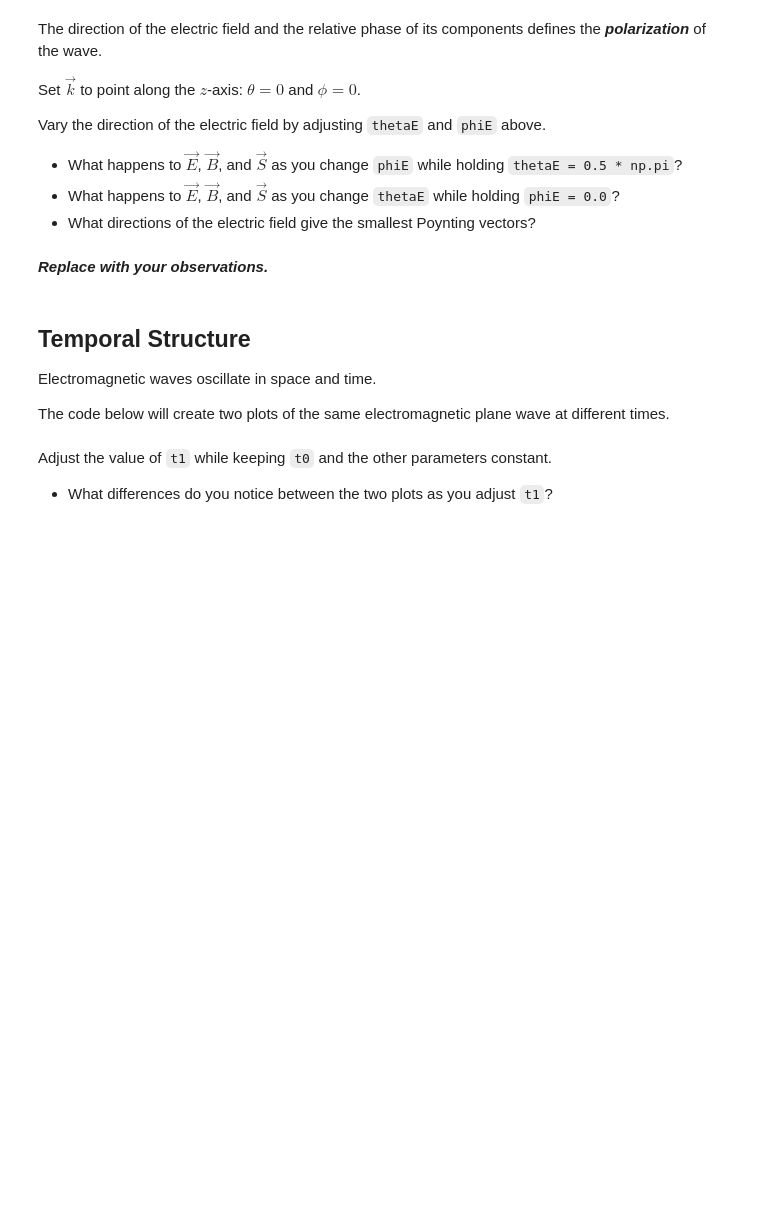
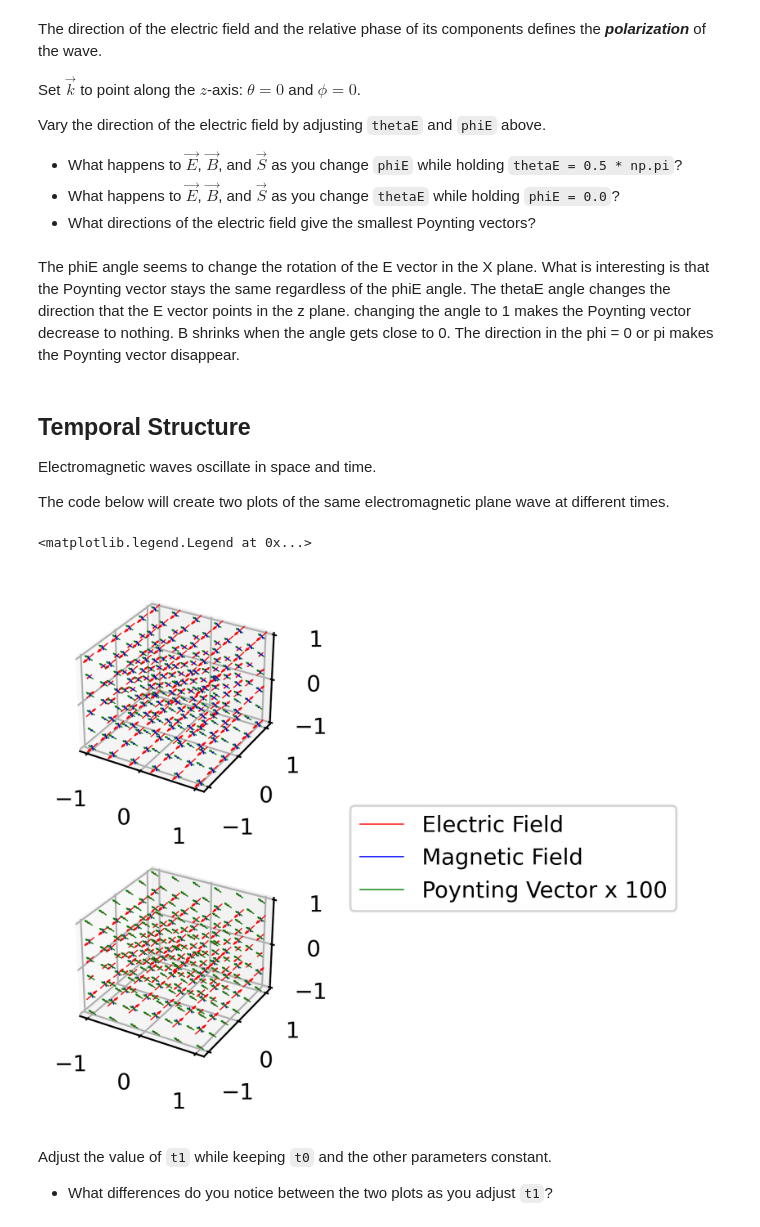
Before and after one commit to dr-kinder/electrodynamics, a Jupyter notebook: week-06/09-electromagnetic-waves.ipynb, the cells around one changed output. Cells and saved outputs as stored; diff of their text form; code cells hidden in the pictures; blank space fills up the shorter version.

```diff
--- a/week-06/09-electromagnetic-waves.ipynb
+++ b/week-06/09-electromagnetic-waves.ipynb
@@ -187,7 +193,7 @@ Vary the direction of the electric field by adjusting `thetaE` and `phiE` above.
 - What happens to $\vec{E}$, $\vec{B}$, and $\vec{S}$ as you change `thetaE` while holding `phiE = 0.0`?
 - What directions of the electric field give the smallest Poynting vectors?
 # %% [markdown]
-***Replace with your observations.***
+The phiE angle seems to change the rotation of the E vector in the X plane. What is interesting is that the Poynting vector stays the same regardless of the phiE angle. The thetaE angle changes the direction that the E vector points in the z plane. changing the angle to 1 makes the Poynting vector decrease to nothing. B shrinks when the angle gets close to 0. The direction in the phi = 0 or pi makes the Poynting vector disappear.
 # %% [markdown]
 ## Temporal Structure
 
@@ -204,7 +210,7 @@ n = np.sqrt(mu*epsilon)
 # Give magnitude, lattitude, and longitdue.
 k = 1.00 * np.pi
 theta = 0.00 * np.pi
-phi = 0.25 * np.pi
+phi = 0.00 * np.pi
 
 kx = k * np.sin(theta) * np.cos(phi)
 ky = k * np.sin(theta) * np.sin(phi)
@@ -215,7 +221,7 @@ omega = k/n
 # Set times for snapshots.
 T = (2*np.pi) / omega
 t0 = 0.00
-t1 = t0 + 0.25*T
+t1 = t0 + 0.75*T
 
 # Define the electric field, magnetic field, and Poynting vector
 # for an electromagnetic plane wave.
@@ -225,7 +231,7 @@ t1 = t0 + 0.25*T
 E0 = 0.25
 B0 = np.sqrt(epsilon*mu) * E0
 
-thetaE = 0.50 * np.pi
+thetaE = 0.25 * np.pi
 phiE = 0.25 * np.pi
 
 Ex0 = E0 * np.sin(thetaE) * np.cos(phiE)
@@ -233,7 +239,7 @@ Ey0 = E0 * np.sin(thetaE) * np.sin(phiE)
 Ez0 = E0 * np.cos(thetaE)
 
 # Set phase difference between electric and magnetic fields.
-alpha = 0.00 * np.pi
+alpha = 0.13 * np.pi
 
 # Plot the results.
 # Create a grid.
@@ -261,33 +267,36 @@ sx = 1/(8*np.pi*mu) * (ey * bz.conj() - ez * by.conj())
 sy = 1/(8*np.pi*mu) * (ez * bx.conj() - ex * bz.conj())
 sz = 1/(8*np.pi*mu) * (ex * by.conj() - ey * bx.conj())
 
 ax1.quiver3D(X,Y,Z, ex.real, ey.real, ez.real, pivot='middle',
              linewidth=0.5, color='red', label='Electric Field')
 ax1.quiver3D(X,Y,Z, bx.real, by.real, bz.real, pivot='middle',
              linewidth=0.5, color='blue', label='Magnetic Field')
 ax1.quiver3D(X,Y,Z, 100*sx.real, 100*sy.real, 100*sz.real, pivot='middle',
              linewidth=0.5, color='green', label='Poynting Vector x 100')
 
 # Compute the fields on a grid at the second time.
 ex = Ex0 * np.exp(1j*(kx*X + ky*Y + kz*Z - omega*t1))
 ey = Ey0 * np.exp(1j*(kx*X + ky*Y + kz*Z - omega*t1)) * np.exp(1j*alpha)
 ez = Ez0 * np.exp(1j*(kx*X + ky*Y + kz*Z - omega*t1))
 
 bx = (ky*ez - kz*ey)/omega
 by = (kz*ex - kx*ez)/omega
 bz = (kx*ey - ky*ex)/omega
 
 sx = 1/(8*np.pi) * (ey * bz.conj() - ez * by.conj())
 sy = 1/(8*np.pi) * (ez * bx.conj() - ex * bz.conj())
 sz = 1/(8*np.pi) * (ex * by.conj() - ey * bx.conj())
 
 ax2.quiver3D(X,Y,Z, ex.real, ey.real, ez.real, pivot='middle',
              linewidth=0.5, color='red', label='Electric Field')
 ax2.quiver3D(X,Y,Z, bx.real, by.real, bz.real, pivot='middle',
              linewidth=0.5, color='blue', label='Magnetic Field')
 ax2.quiver3D(X,Y,Z, 100*sx.real, 100*sy.real, 100*sz.real, pivot='middle',
              linewidth=0.5, color='green', label='Poynting Vector x 100')
 ax2.legend(bbox_to_anchor=(1.25, 1.25), loc='upper left')
+# %% [output]
+<matplotlib.legend.Legend at 0x...>
+[figure, added]
 # %% [markdown]
 Adjust the value of `t1` while keeping `t0` and the other parameters constant.
 
```
Also changed, not shown: parts of 17 cells of this notebook, 1 other file.
